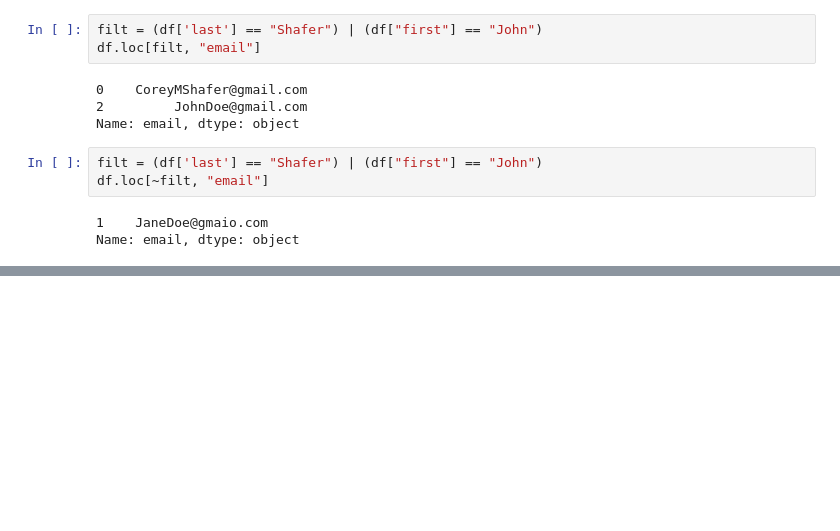
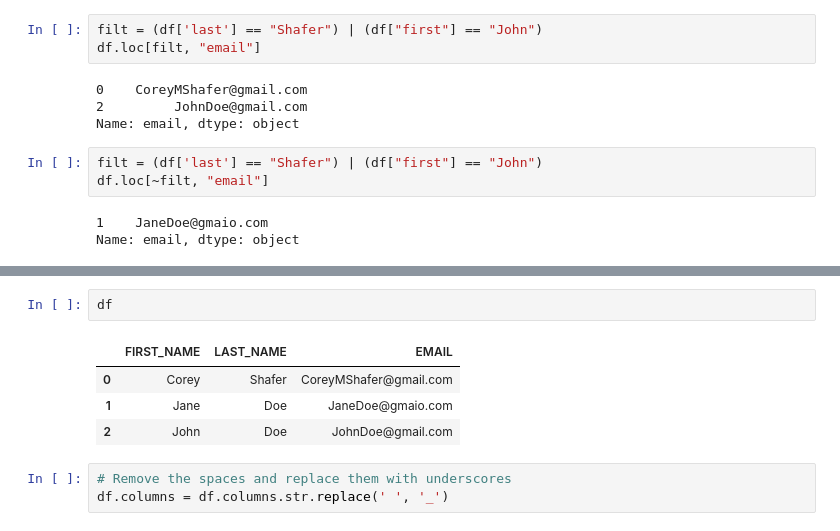
Before and after one commit to TinyAnnaDas/CSV-Data-Cleaner, a Jupyter notebook: notebooks/createing_dataframe.ipynb, the cells around one changed output, grey strips where cells are left out. Saved outputs shown, nothing was run; the diff lists cells and outputs as text; blank space fills up the shorter version.

```diff
--- a/notebooks/createing_dataframe.ipynb
+++ b/notebooks/createing_dataframe.ipynb
@@ -242,0 +286,10 @@ Name: email, dtype: object
+# %%
+df
+# %% [output]
+|  | FIRST_NAME | LAST_NAME | EMAIL |
+| 0 | Corey | Shafer | CoreyMShafer@gmail.com |
+| 1 | Jane | Doe | JaneDoe@gmaio.com |
+| 2 | John | Doe | JohnDoe@gmail.com |
+# %%
+# Remove the spaces and replace them with underscores
+df.columns = df.columns.str.replace(' ', '_')
```
Also changed, not shown: parts of 45 cells of this notebook, 1 other file.
